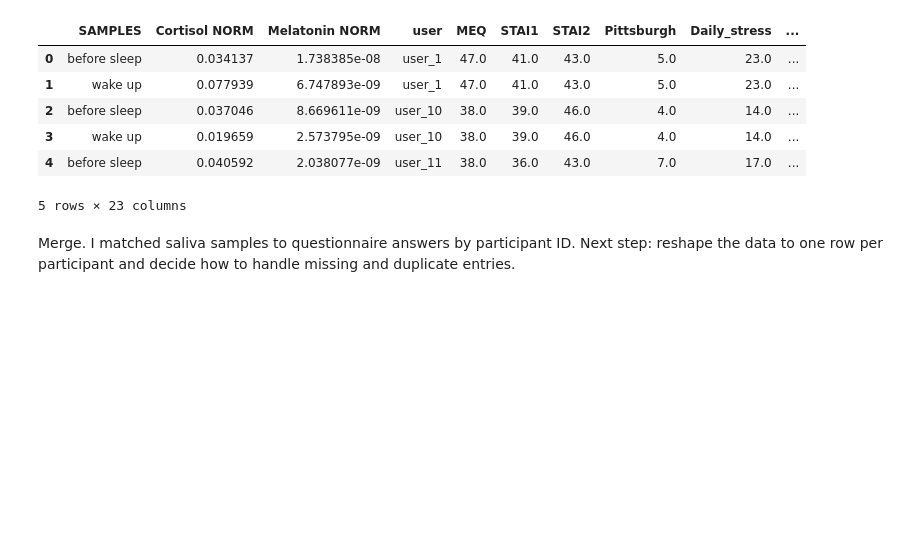
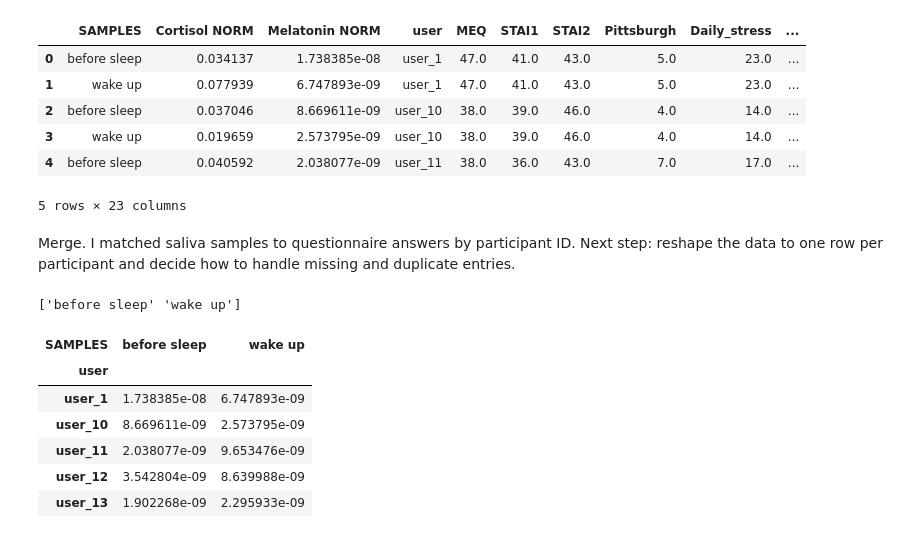
Before and after one commit to alishbakhan21/mmash-sleep-hormones, a Jupyter notebook: 01_load_and_merge.ipynb, the cells around one changed output. Saved outputs shown, nothing was run; the diff lists cells and outputs as text; code cells hidden in the pictures; blank space fills up the shorter version.

```diff
--- a/01_load_and_merge.ipynb
+++ b/01_load_and_merge.ipynb
@@ -101,3 +101,18 @@ merged.head()
 5 rows × 23 columns
 # %% [markdown]
 Merge. I matched saliva samples to questionnaire answers by participant ID. Next step: reshape the data to one row per participant and decide how to handle missing and duplicate entries.
+# %%
+print(saliva["SAMPLES"].unique())
+# %% [output]
+['before sleep' 'wake up']
+# %%
+mel = saliva.pivot(index="user", columns="SAMPLES", values="Melatonin NORM")
+mel.head()
+# %% [output]
+| SAMPLES | before sleep | wake up |
+| user |  |  |
+| user_1 | 1.738385e-08 | 6.747893e-09 |
+| user_10 | 8.669611e-09 | 2.573795e-09 |
+| user_11 | 2.038077e-09 | 9.653476e-09 |
+| user_12 | 3.542804e-09 | 8.639988e-09 |
+| user_13 | 1.902268e-09 | 2.295933e-09 |
```
Also changed, not shown: parts of 13 cells of this notebook.
